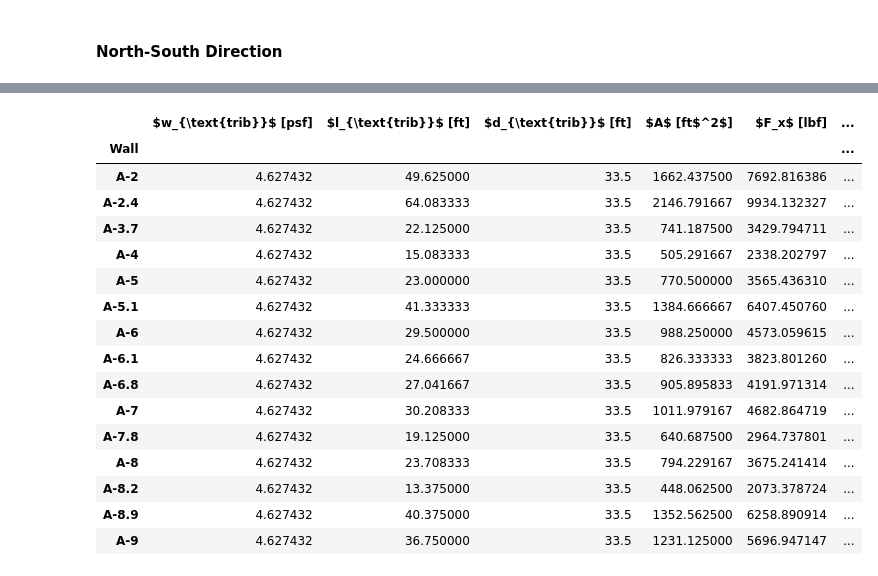
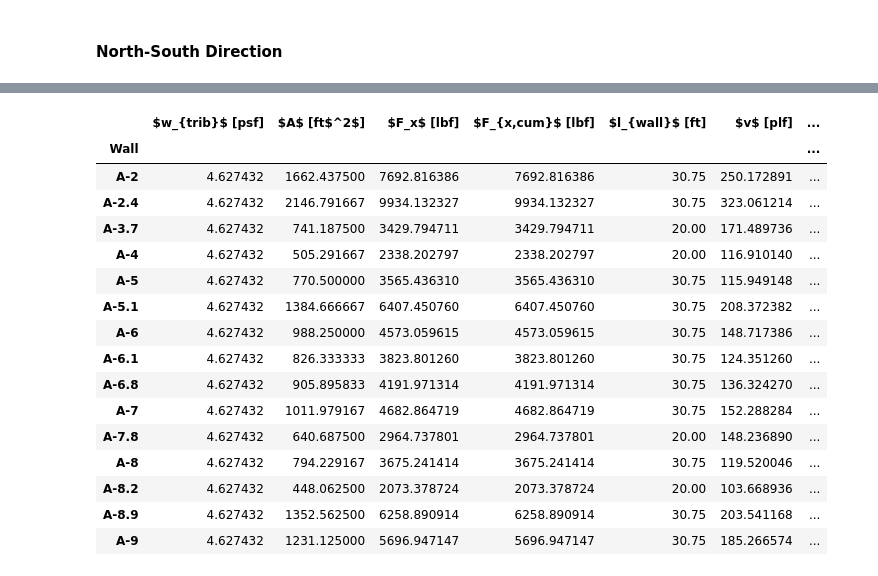
Before and after one commit to kpff-andy-sazima/Beaverton-Creek, a Jupyter notebook: building_a_seismic.ipynb, the cells around one changed output, grey strips where cells are left out. Cells and saved outputs as stored; diff of their text form; code cells hidden in the pictures.

```diff
--- a/building_a_seismic.ipynb
+++ b/building_a_seismic.ipynb
@@ -217,0 +159,4 @@ A_{wall,4} &= h_{wall,4} \cdot P_{wall}  = 10\ \mathrm{ft} \cdot 604\ \mathrm{ft
+# %%
+%%render
+W_floor__typ = U_floor * A_floor
+W_corridor__typ = U_corridor * A_corridor
@@ -218,13 +209,5 @@ A_{wall,4} &= h_{wall,4} \cdot P_{wall}  = 10\ \mathrm{ft} \cdot 604\ \mathrm{ft
 # %%
-%%render long
-W_floor__2 = U_floor * A_floor
-W_floor__3 = W_floor__2
-W_floor__4 = W_floor__2
-W_corridor__2 = U_corridor * A_corridor
-W_corridor__3 = W_corridor__2
-W_corridor__4 = W_corridor__2
-W_roof = U_roof * A_level
-# W_truss = U_truss * A_level
+%%render
 W_wall__2 = U_wall * (A_wall__2 / 2 + A_wall__1 / 2)
 W_wall__3 = U_wall * (A_wall__3 / 2 + A_wall__2 / 2)
 W_wall__4 = U_wall * (A_wall__4 / 2 + A_wall__3 / 2)
@@ -612,10 +607,10 @@ $$
 # %%
 %%render
 A_level
-f_p__roof = df.loc["Roof", "F_x"] * 1000 * lb / A_level
-f_p__4 = df.loc["Level 4", "F_x"] * 1000 * lb / A_level
-f_p__3 = df.loc["Level 3", "F_x"] * 1000 * lb / A_level
-f_p__2 = df.loc["Level 2", "F_x"] * 1000 * lb / A_level
+f_p__roof = seismic_loads.loc["Roof", "F_x"] * 1000 * lb / A_level
+f_p__4 = seismic_loads.loc["Level 4", "F_x"] * 1000 * lb / A_level
+f_p__3 = seismic_loads.loc["Level 3", "F_x"] * 1000 * lb / A_level
+f_p__2 = seismic_loads.loc["Level 2", "F_x"] * 1000 * lb / A_level
 # %% [output]
 \begin{equation*}
 \begin{aligned}
@@ -767,46 +784,50 @@ df["factored unit shear"] = df["unit shear"] * load_factor
 # %%
 # Rename columns for display with LaTeX formatting for units and subscripts/superscripts
+df_display = diaphragm_flexible_ns[
+    diaphragm_flexible_ns.columns.difference(
+        ["tributary width", "tributary depth"], sort=False
+    )
+].copy()
 column_name_map = {
-    "tributary weight": "$w_{\\text{trib}}$ [psf]",
-    "tributary width": "$l_{\\text{trib}}$ [ft]",
-    "tributary depth": "$d_{\\text{trib}}$ [ft]",
+    "tributary weight": "$w_{trib}$ [psf]",
+    # "tributary width": "$l_{trib}$ [ft]",
+    # "tributary depth": "$d_{trib}$ [ft]",
     "tributary area": "$A$ [ft$^2$]",
     "floor shear": "$F_x$ [lbf]",
-    "cumulative shear": "$F_x$ [lbf]",
-    "wall length": "$l_{\\text{wall}}$ [ft]",
+    "cumulative shear": "$F_{x,cum}$ [lbf]",
+    "wall length": "$l_{wall}$ [ft]",
     "unit shear": "$v$ [plf]",
     "factored unit shear": "$0.7 v$ [lbf]",
 }
-df_display = df.copy()
 df_display.rename(columns=column_name_map, errors="raise", inplace=True)
 # %%
 # Format the dataframe
 # Reverse the order of the dataframe with '.loc[::-1]' so roof is the top row and ground is the bottom row, then apply formatting with the 'format_dataframe' function
 styler = df_display.loc["Roof"].style.format(lambda value: sig_figs(value, sig_figs=3))
 display_table(
     styler=styler,
     position_float="centering",
-    caption="Diaphragm Forces - Roof",
-    label=f"tab:diaphragm_forces_roof_ns",
+    caption="Shear wall forces NS - Roof",
+    label=f"tab:shear_wall_forces_roof_ns",
 )
 # %% [output]
-|  | $w_{\text{trib}}$ [psf] | $l_{\text{trib}}$ [ft] | $d_{\text{trib}}$ [ft] | $A$ [ft$^2$] | $F_x$ [lbf] | ... |
-| Wall |  |  |  |  |  | ... |
-| A-2 | 4.627432 | 49.625000 | 33.5 | 1662.437500 | 7692.816386 | ... |
-| A-2.4 | 4.627432 | 64.083333 | 33.5 | 2146.791667 | 9934.132327 | ... |
-| A-3.7 | 4.627432 | 22.125000 | 33.5 | 741.187500 | 3429.794711 | ... |
-| A-4 | 4.627432 | 15.083333 | 33.5 | 505.291667 | 2338.202797 | ... |
-| A-5 | 4.627432 | 23.000000 | 33.5 | 770.500000 | 3565.436310 | ... |
-| A-5.1 | 4.627432 | 41.333333 | 33.5 | 1384.666667 | 6407.450760 | ... |
-| A-6 | 4.627432 | 29.500000 | 33.5 | 988.250000 | 4573.059615 | ... |
-| A-6.1 | 4.627432 | 24.666667 | 33.5 | 826.333333 | 3823.801260 | ... |
-| A-6.8 | 4.627432 | 27.041667 | 33.5 | 905.895833 | 4191.971314 | ... |
-| A-7 | 4.627432 | 30.208333 | 33.5 | 1011.979167 | 4682.864719 | ... |
-| A-7.8 | 4.627432 | 19.125000 | 33.5 | 640.687500 | 2964.737801 | ... |
-| A-8 | 4.627432 | 23.708333 | 33.5 | 794.229167 | 3675.241414 | ... |
-| A-8.2 | 4.627432 | 13.375000 | 33.5 | 448.062500 | 2073.378724 | ... |
-| A-8.9 | 4.627432 | 40.375000 | 33.5 | 1352.562500 | 6258.890914 | ... |
-| A-9 | 4.627432 | 36.750000 | 33.5 | 1231.125000 | 5696.947147 | ... |
+|  | $w_{trib}$ [psf] | $A$ [ft$^2$] | $F_x$ [lbf] | $F_{x,cum}$ [lbf] | $l_{wall}$ [ft] | $v$ [plf] | ... |
+| Wall |  |  |  |  |  |  | ... |
+| A-2 | 4.627432 | 1662.437500 | 7692.816386 | 7692.816386 | 30.75 | 250.172891 | ... |
+| A-2.4 | 4.627432 | 2146.791667 | 9934.132327 | 9934.132327 | 30.75 | 323.061214 | ... |
+| A-3.7 | 4.627432 | 741.187500 | 3429.794711 | 3429.794711 | 20.00 | 171.489736 | ... |
+| A-4 | 4.627432 | 505.291667 | 2338.202797 | 2338.202797 | 20.00 | 116.910140 | ... |
+| A-5 | 4.627432 | 770.500000 | 3565.436310 | 3565.436310 | 30.75 | 115.949148 | ... |
+| A-5.1 | 4.627432 | 1384.666667 | 6407.450760 | 6407.450760 | 30.75 | 208.372382 | ... |
+| A-6 | 4.627432 | 988.250000 | 4573.059615 | 4573.059615 | 30.75 | 148.717386 | ... |
+| A-6.1 | 4.627432 | 826.333333 | 3823.801260 | 3823.801260 | 30.75 | 124.351260 | ... |
+| A-6.8 | 4.627432 | 905.895833 | 4191.971314 | 4191.971314 | 30.75 | 136.324270 | ... |
+| A-7 | 4.627432 | 1011.979167 | 4682.864719 | 4682.864719 | 30.75 | 152.288284 | ... |
+| A-7.8 | 4.627432 | 640.687500 | 2964.737801 | 2964.737801 | 20.00 | 148.236890 | ... |
+| A-8 | 4.627432 | 794.229167 | 3675.241414 | 3675.241414 | 30.75 | 119.520046 | ... |
+| A-8.2 | 4.627432 | 448.062500 | 2073.378724 | 2073.378724 | 20.00 | 103.668936 | ... |
+| A-8.9 | 4.627432 | 1352.562500 | 6258.890914 | 6258.890914 | 30.75 | 203.541168 | ... |
+| A-9 | 4.627432 | 1231.125000 | 5696.947147 | 5696.947147 | 30.75 | 185.266574 | ... |
 # %%
 # Format the dataframe
 # Reverse the order of the dataframe with '.loc[::-1]' so roof is the top row and ground is the bottom row, then apply formatting with the 'format_dataframe' function
```
Also changed, not shown: parts of 68 cells of this notebook.
